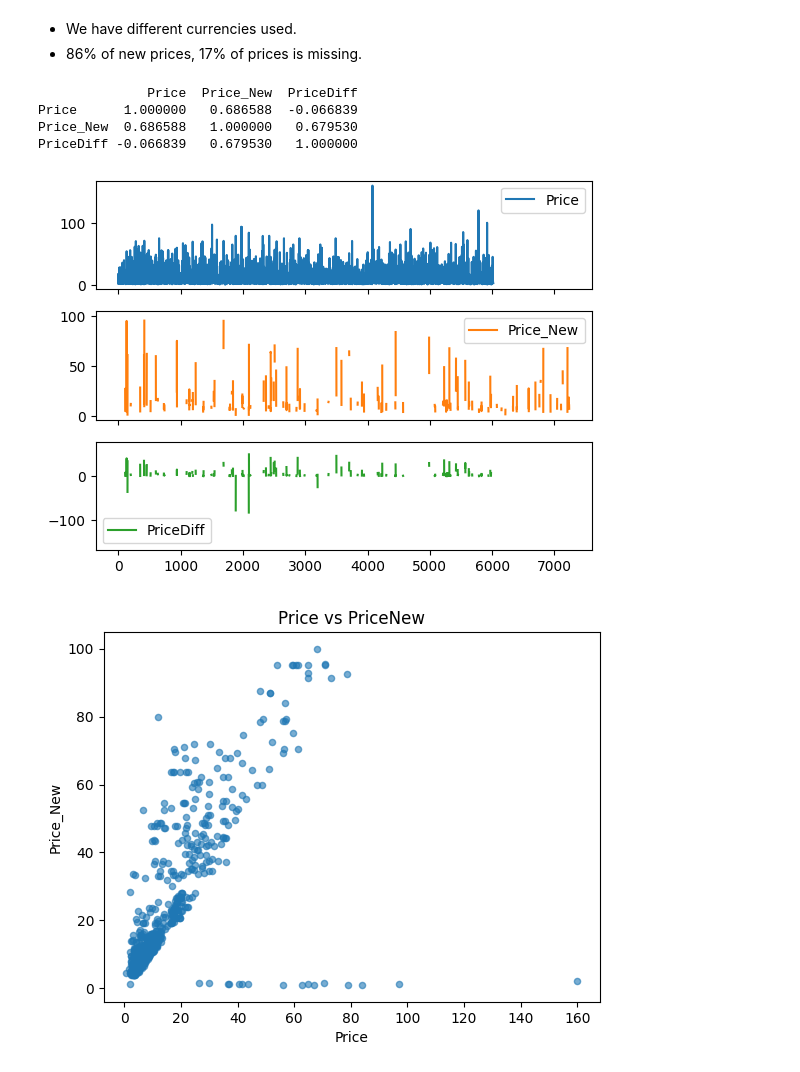
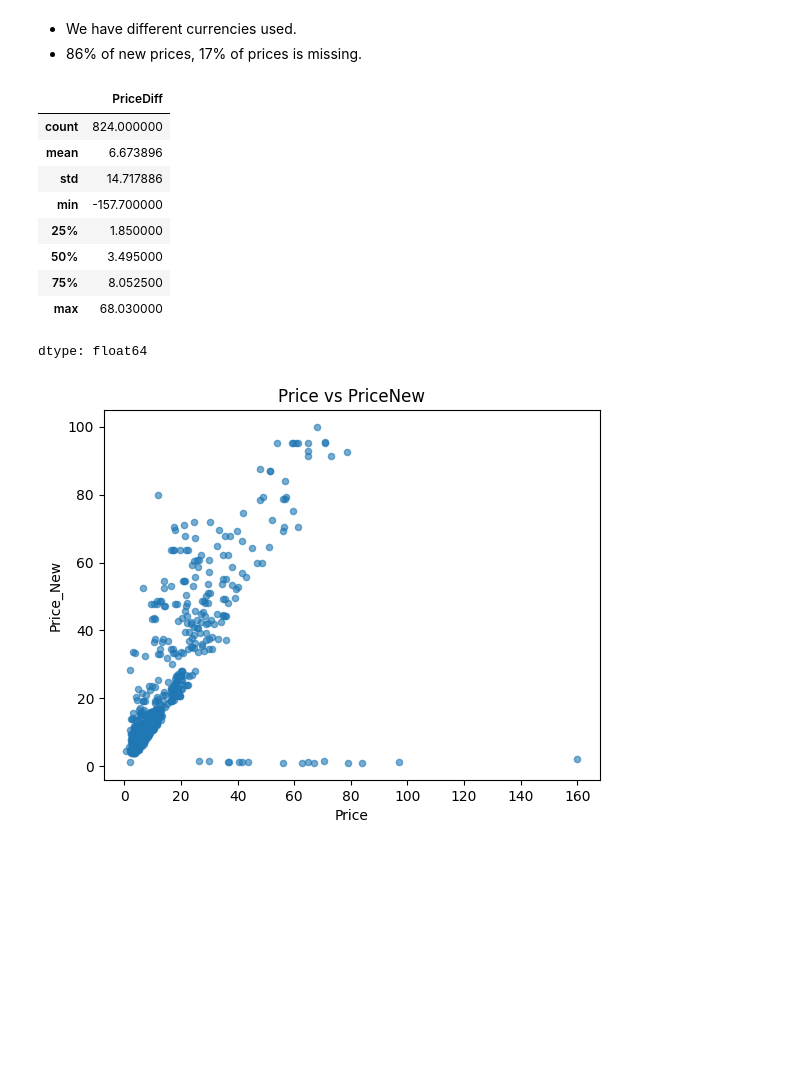
Before and after one commit to safakan/CCTB_repo_safak_atakan_celik, a Jupyter notebook: DEA113/Assignment4/Assignment4_EDA_Kaggle.ipynb, the cells around one changed output. Drawn from its saved outputs; the diff is of its cells as text; code cells hidden in the pictures; blank space fills up the shorter version.

```diff
--- a/DEA113/Assignment4/Assignment4_EDA_Kaggle.ipynb
+++ b/DEA113/Assignment4/Assignment4_EDA_Kaggle.ipynb
@@ -207,23 +205,15 @@ data.
-# %%
-# Filter [ non null new price, non null price, ]
-data[["Price_New", "Currency"]] = data[data["New_Price"].notnull()]["New_Price"].str.split(' ', expand=True)
-
-# type cast price_new new price columns to floats
-data["Price_New"] = data["Price_New"].astype(float)
-data["Price"] = data["Price"].astype(float)
-data["PriceDiff"] = data["Price_New"] - data["Price"]
-
-
-
-priceData = data[["Price", "Price_New", "PriceDiff"]]
-
-print(priceData.describe())
-
-priceData.plot(kind='line', subplots=True)
-# %% [output]
-              Price  Price_New  PriceDiff
-Price      1.000000   0.686588  -0.066839
-Price_New  0.686588   1.000000   0.679530
-PriceDiff -0.066839   0.679530   1.000000
-[figure, removed]
+# %%
+PriceDiffData = data["PriceDiff"]
+PriceDiffData.describe()
+# %% [output]
+|  | PriceDiff |
+| count | 824.000000 |
+| mean | 6.673896 |
+| std | 14.717886 |
+| min | -157.700000 |
+| 25% | 1.850000 |
+| 50% | 3.495000 |
+| 75% | 8.052500 |
+| max | 68.030000 |
+dtype: float64
 # %%
```
Also changed, not shown: parts of 3 cells of this notebook.
